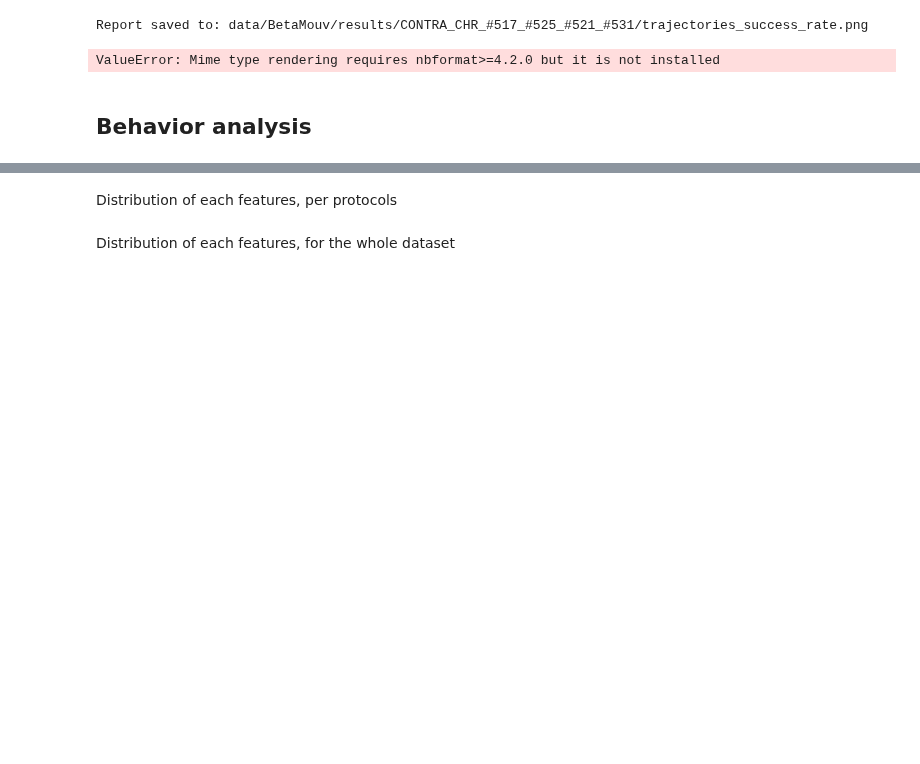
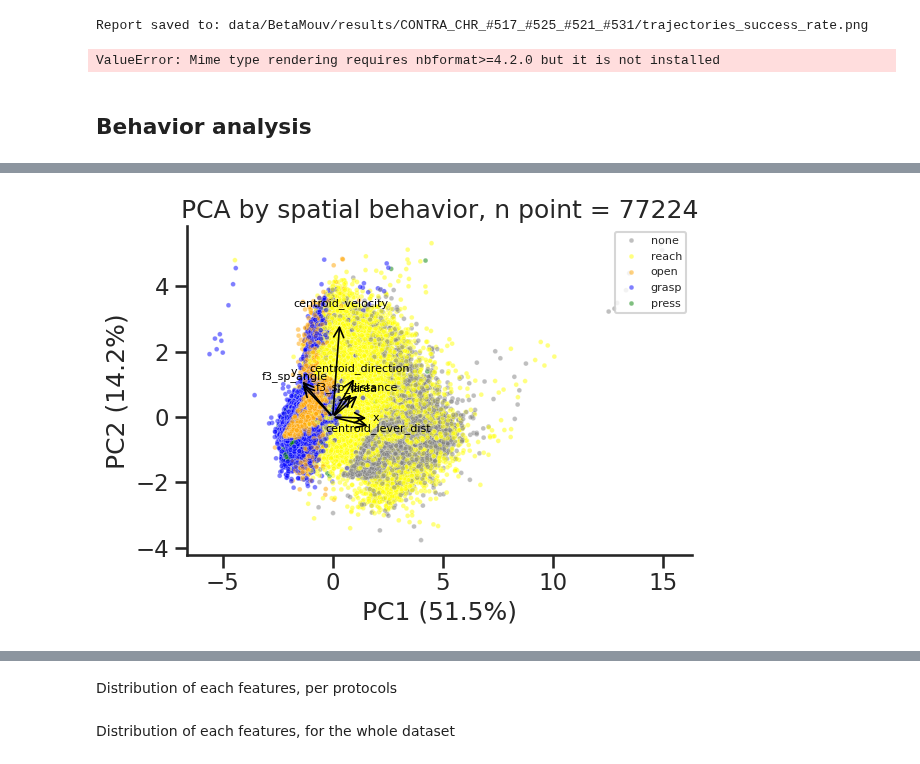
Before and after one commit to Poemiti/IMN_Kinematics, a Jupyter notebook: analysis.ipynb, the cells around one changed output, grey strips where cells are left out. Drawn from its saved outputs; the diff is of its cells as text; code cells hidden in the pictures; blank space fills up the shorter version.

```diff
--- a/analysis.ipynb
+++ b/analysis.ipynb
@@ -207,0 +216,12 @@ Index(['x', 'y', 't', 'area', 'centroid_direction', 'centroid_velocity',
+# %%
+labels = [
+    "name", "date", "subject", "spatial_behavior", "t",
+    "laser_type", "laser_state", "condition", "laser_intensity"
+]
+BEHAVIOR_PALETTE = {
+    "reach":"yellow",
+    "open":"orange",
+    "grasp":"blue",
+    "press":"green",
+    "none":"gray"
+}
@@ -207,0 +312,37 @@ Index(['x', 'y', 't', 'area', 'centroid_direction', 'centroid_velocity',
+# %%
+fig, ax = plt.subplots()
+
+sns.scatterplot(
+    data=pca_df,
+    x="PC1",
+    y="PC2",
+    hue="spatial_behavior",
+    palette=BEHAVIOR_PALETTE, s=12,
+    alpha=0.5, ax=ax,
+)
+
+loadings = pca.components_.T
+
+scale = min(
+    pca_df["PC1"].max() - pca_df["PC1"].min(),
+    pca_df["PC2"].max() - pca_df["PC2"].min()
+) * 0.4
+
+for i, feature in enumerate(features):
+    x_loading = loadings[i, 0] * scale
+    y_loading = loadings[i, 1] * scale
+
+    ax.annotate("", xy=(x_loading, y_loading),
+                xytext=(0, 0),
+                arrowprops=dict(arrowstyle="->", color="black", lw=1.2,))
+
+    ax.text(x_loading*1.2, y_loading*1.2, feature, color="black", fontsize=8, ha="center", va="center")
+
+ax.legend(loc="upper right", fontsize=8)
+ax.set_xlabel(f"PC1 ({pca.explained_variance_ratio_[0]:.1%})")
+ax.set_ylabel(f"PC2 ({pca.explained_variance_ratio_[1]:.1%})")
+ax.set_title(f"PCA by spatial behavior, n point = {len(pca_df)}")
+plt.tight_layout()
+plt.show()
+# %% [output]
+[figure, added]
```
Also changed, not shown: parts of 21 cells of this notebook.
